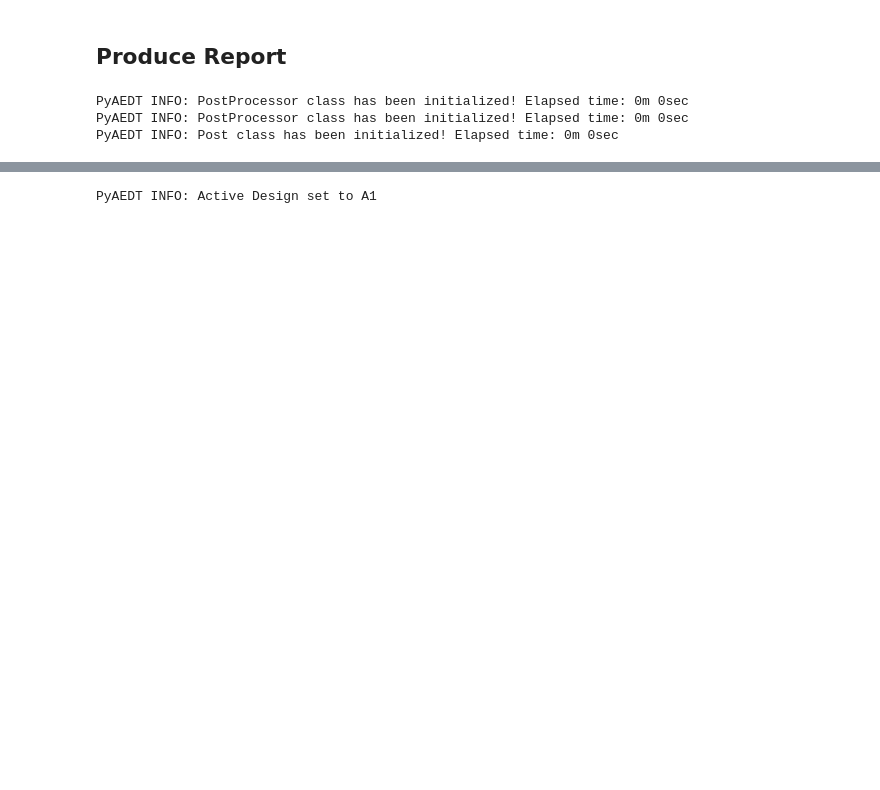
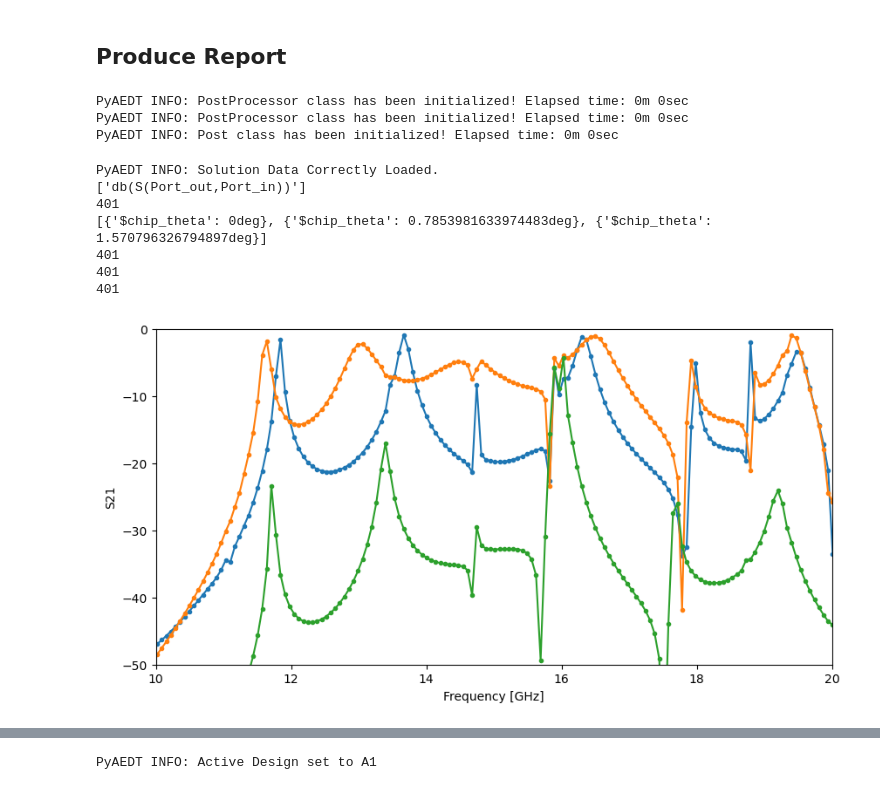
Before and after one commit to yminononono/qiskit-metal, a Jupyter notebook: ymino/3D/CoaxCavity.ipynb, the cells around one changed output, grey strips where cells are left out. Drawn from its saved outputs; the diff is of its cells as text; code cells hidden in the pictures; blank space fills up the shorter version.

```diff
--- a/ymino/3D/CoaxCavity.ipynb
+++ b/ymino/3D/CoaxCavity.ipynb
@@ -365,8 +388,8 @@ if do_chip_width_sweep:
 if do_chip_height_sweep:
     sweep = hfss.parametrics.add(
         variable="$chip_height",
-        start_point=400,
-        end_point=4000,
+        start_point="400um",
+        end_point="4000um",
         step=5,
         name="ChipHeight"
     )
@@ -380,8 +403,8 @@ if do_chip_height_sweep:
 if do_outer_radius_sweep:
     radius_sweep = hfss.parametrics.add(
         variable="$outer_radius",
-        start_point=5,
-        end_point=15,
+        start_point="5mm",
+        end_point="15mm",
         step=6,
         name="Radius"
     )
@@ -390,8 +413,8 @@ if do_outer_radius_sweep:
 if do_outer_height_sweep:
     radius_sweep = hfss.parametrics.add(
         variable="$outer_height",
-        start_point=18,
-        end_point=38,
+        start_point="18mm",
+        end_point="38mm",
         step=11,
         name="OuterHeight"
     )
@@ -405,8 +428,8 @@ if do_outer_height_sweep:
 if do_coax_height_sweep:
     height_sweep = hfss.parametrics.add(
         variable="$coax_height",
-        start_point=9,
-        end_point=38,
+        start_point="9mm",
+        end_point="38mm",
         step=3,
         name="Coax_height"
     )
@@ -460,10 +483,45 @@ PyAEDT INFO: Post class has been initialized! Elapsed time: 0m 0sec
 # %%
 if solution_type == "Modal":
     expressions=["db(S(Port_out,Port_in))"]
     # report = hfss.post.reports_by_category.eigenmode(expressions=expressions)
     solution_data = report.get_solution_data()
     solution_data.export_data_to_csv(output="CoaxCavity_Modal.csv")
-    print(solution_data.expressions)
+    # Get S21 data
+    print(report.expressions)
+
+    # Get frequency list
+    freq_list = [ i.value for i in solution_data.variation_values(variation="Freq") ]
+
+    if not no_variation:
+        S = solution_data.data_real()
+        plt.figure(figsize=(10,5))
+        plt.subplot(111, xlabel = "Frequency [GHz]", ylabel = "S21")
+        plt.plot(freq_list, S, marker = ".")
+        plt.xlim(10,20)
+        plt.ylim(-50,0)
+    else:
+        print(solution_data.variations)
+        mode_S_array = np.zeros(shape=(len(solution_data.variations), len(freq_list)))
+        # First retrieve all information
+        for id in range(len(solution_data.variations)):
+            solution_data.set_active_variation(id)
+            mode_S_array[id] = solution_data.data_real()
+
+        plt.figure(figsize=(10,5))
+        plt.subplot(111, xlabel = "Frequency [GHz]", ylabel = "S21")
+        for id in range(len(solution_data.variations)):
+            plt.plot(freq_list, mode_S_array[id], marker = ".")
+        plt.xlim(10,20)
+        plt.ylim(-70,0)
+# %% [output]
+PyAEDT INFO: Solution Data Correctly Loaded.
+['db(S(Port_out,Port_in))']
+401
+[{'$chip_theta': 0deg}, {'$chip_theta': 0.7853981633974483deg}, {'$chip_theta': 1.570796326794897deg}]
+401
+401
+401
+[figure, added]
 # %%
 solution_data = report.get_solution_data()
 for id in range(len(solution_data.variations)):
```
Also changed, not shown: parts of 22 cells of this notebook.
